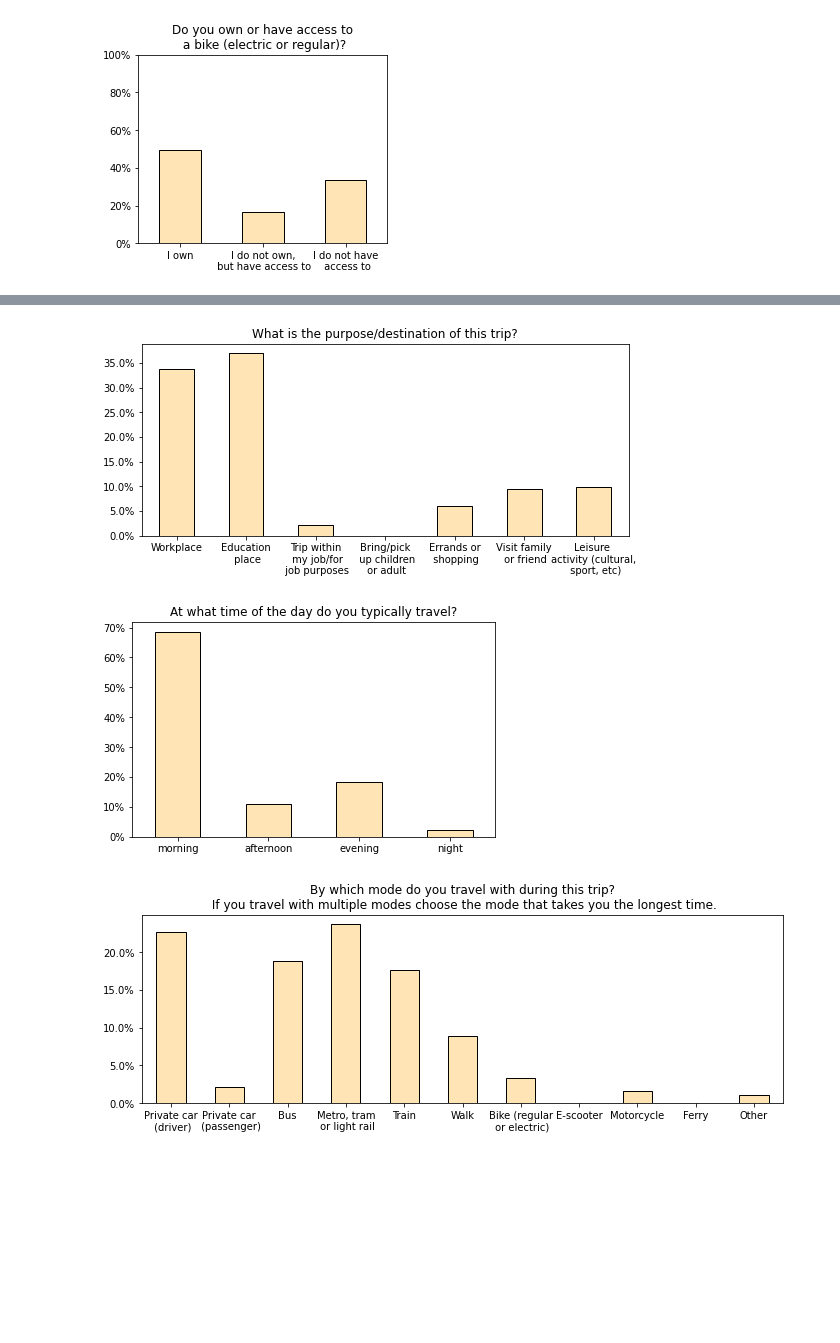
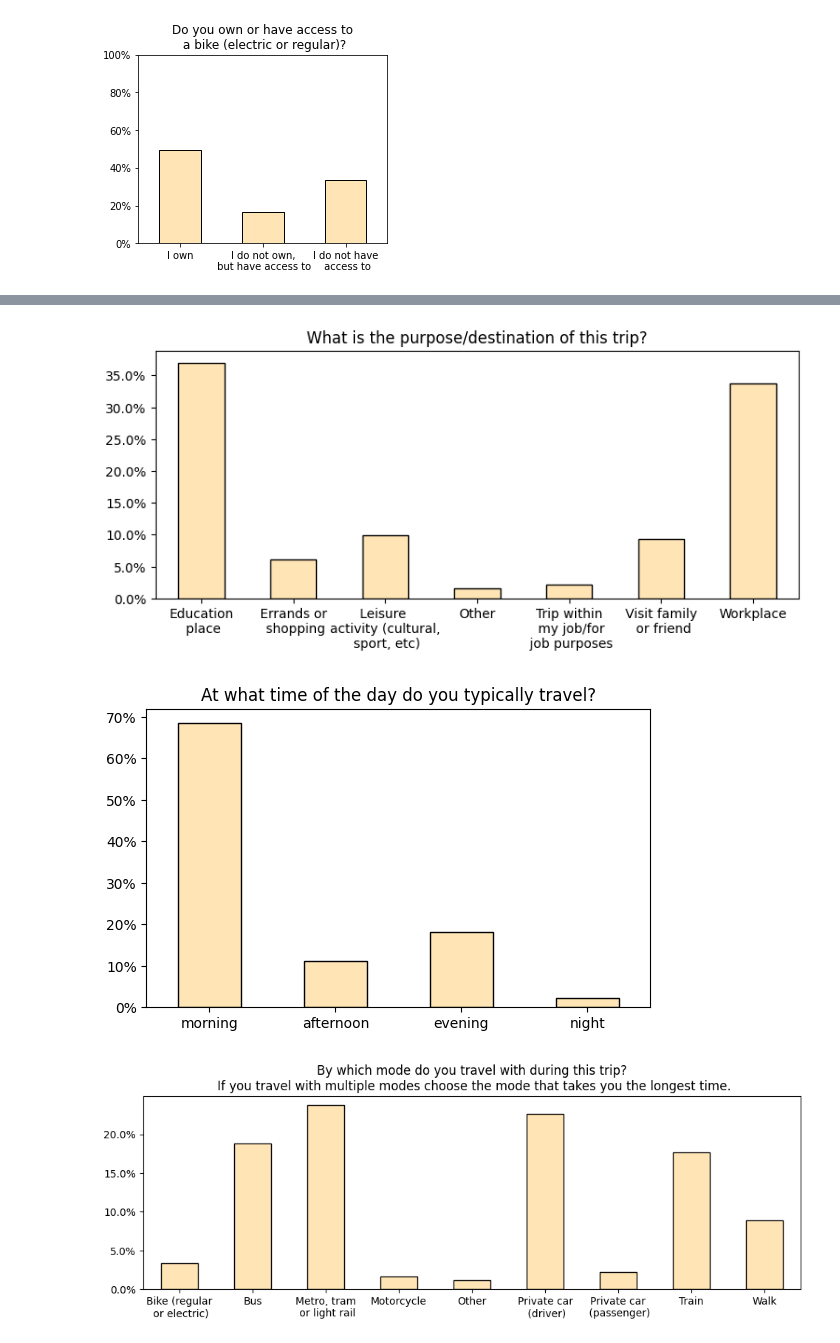
Before and after one commit to saraghivarello/A-Planet, a Jupyter notebook: Charts_Madrid_new.ipynb, the cells around one changed output, grey strips where cells are left out. Drawn from its saved outputs; the diff is of its cells as text; code cells hidden in the pictures; blank space fills up the shorter version.

```diff
--- a/Charts_Madrid_new.ipynb
+++ b/Charts_Madrid_new.ipynb
@@ -6,6 +7,9 @@ import matplotlib.pyplot as plt
 # %%
-file = r'C:\Users\Sara\Dropbox (Politecnico Di Torino Studenti)\Aplanet_\all_Madrid.xlsx'
+file = r'C:\Users\PcLaptop\Documents\GitHub\A-Planet\last plots and excel\all_Madrid.xlsx'
 
 xl1= pd.ExcelFile(file)      # Load spreadsheet
 df1 = xl1.parse('Sheet1')    # Load a sheet into a DataFrame by name: df1
 df1.index  = np.arange(len(df1))
+#drop 'Unnamed: 0' column
+df1 = df1.drop(columns=['Unnamed: 0'])
+df1.columns
@@ -11,0 +36,3 @@ df1.index  = np.arange(len(df1))
+# %%
+num_participants = len(df1)
+num_participants
@@ -148,8 +181,8 @@ plt.show()
 # %%
 column= df1.columns[29]
-tab=df1.groupby([column]).count()/1.81
+tab=df1.groupby([column]).count()*100/num_participants
 #df1=df1.rename(columns={'Do you own or have access to a motorbyke?':'Do you own or have access\n to a motorbike?'})
-tab=tab.loc[['Workplace','Education place','Trip within my job/for job purposes','Bring/pick up children or adult','Errands or shopping','Visit family or friend','Leisure activity (cultural, sport, etc)']]
+#tab=tab.loc[['Workplace','Education place','Trip within my job/for job purposes','Bring/pick up children or adult','Errands or shopping','Visit family or friend','Leisure activity (cultural, sport, etc)']]
 tab=tab.rename(index={'Education place':'Education\n place','Trip within my job/for job purposes':'Trip within\n my job/for\n job purposes','Bring/pick up children or adult':'Bring/pick\n up children\n or adult','Errands or shopping':'Errands or\n shopping','Visit family or friend':'Visit family\n or friend','Leisure activity (cultural, sport, etc)':'Leisure \nactivity (cultural,\n sport, etc)'})
 
 ax=tab.plot(kind='bar', y=1, title = column, figsize=(8,4), color='moccasin', edgecolor='k', legend=False)
@@ -158,13 +191,13 @@ ax.yaxis.set_major_formatter(mtick.PercentFormatter())
 plt.xticks(rotation=0)
 plt.xlabel('')
 plt.tight_layout(pad=2,w_pad=8, h_pad=3)
-plt.savefig(r'C:\Users\Sara\Dropbox (Politecnico Di Torino Studenti)\Aplanet_\bars\purp.png')
+#plt.savefig(r'C:\Users\Sara\Dropbox (Politecnico Di Torino Studenti)\Aplanet_\bars\purp.png')
 plt.show()
 # %% [output]
-[figure, old version]
+[figure, new version]
 # %%
 column= df1.columns[32]
-tab=df1.groupby([column]).count()/1.81
+tab=df1.groupby([column]).count()*100/num_participants
 #df1=df1.rename(columns={'Do you own or have access to a motorbyke?':'Do you own or have access\n to a motorbike?'})
 tab=tab.loc[['morning','afternoon','evening','night']]
 #tab=tab.rename(index={'Education place':'Education\n place','Trip within my job/for job purposes':'Trip within\n my job/for\n job purposes','Bring/pick up children or adult':'Bring/pick\n up children\n or adult','Errands or shopping':'Errands or\n shopping','Visit family or friend':'Visit family\n or friend','Leisure activity (cultural, sport, etc)':'Leisure \nactivity (cultural,\n sport, etc)'})
@@ -175,25 +208,25 @@ ax.yaxis.set_major_formatter(mtick.PercentFormatter())
 plt.xticks(rotation=0)
 plt.xlabel('')
 plt.tight_layout(pad=2,w_pad=8, h_pad=3)
-plt.savefig(r'C:\Users\Sara\Dropbox (Politecnico Di Torino Studenti)\Aplanet_\bars\time.png')
+#plt.savefig(r'C:\Users\Sara\Dropbox (Politecnico Di Torino Studenti)\Aplanet_\bars\time.png')
 plt.show()
 # %% [output]
-[figure, old version]
+[figure, new version]
 # %%
 column= df1.columns[34]
-tab=df1.groupby([column]).count()/1.81
-tab=tab.loc[['Private car (driver)','Private car (passenger)','Bus','Metro, tram or light rail','Train','Walk','Bike (regular or electric)','E-scooter','Motorcycle','Ferry','Other']]
+tab=df1.groupby([column]).count()*100/num_participants
+#tab=tab.loc[['Private car (driver)','Private car (passenger)','Bus','Metro, tram or light rail','Train','Walk','Bike (regular or electric)','E-scooter','Motorcycle','Ferry','Other']]
 tab=tab.rename(index={'Private car (driver)':'Private car\n (driver)','Metro, tram or light rail':'Metro, tram\n or light rail','Private car (passenger)':'Private car\n (passenger)','Bike (regular or electric)':'Bike (regular\n or electric)'})
 
 ax=tab.plot(kind='bar', y=1, title = 'By which mode do you travel with during this trip?\n If you travel with multiple modes choose the mode that takes you the longest time.', figsize=(10,4), color='moccasin', edgecolor='k', legend=False)
 #plt.ylim([0,181])
 ax.yaxis.set_major_formatter(mtick.PercentFormatter())
 plt.xticks(rotation=0)
 plt.xlabel('')
 plt.tight_layout(pad=2,w_pad=8, h_pad=3)
-plt.savefig(r'C:\Users\Sara\Dropbox (Politecnico Di Torino Studenti)\Aplanet_\bars\type.png')
+#plt.savefig(r'C:\Users\Sara\Dropbox (Politecnico Di Torino Studenti)\Aplanet_\bars\type.png')
 plt.show()
 # %% [output]
-[figure, old version]
+[figure, new version]
 # %%
 column= df1.columns[37]
```
Also changed, not shown: parts of 33 cells of this notebook, 6 other files.
